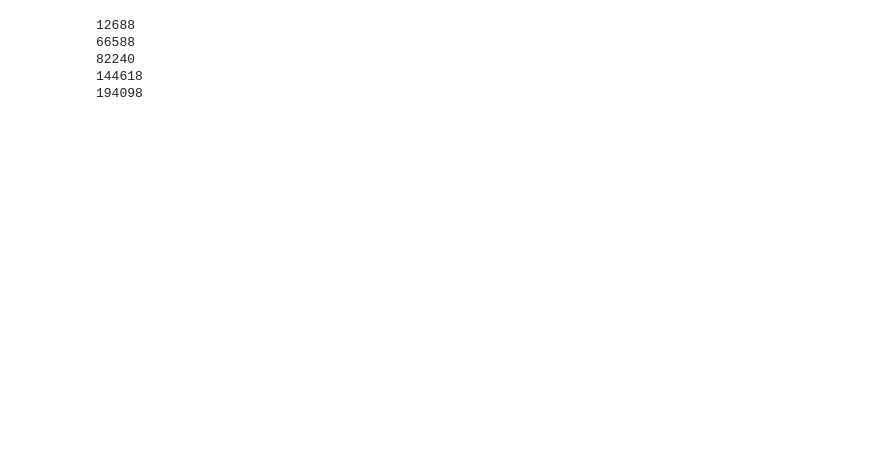
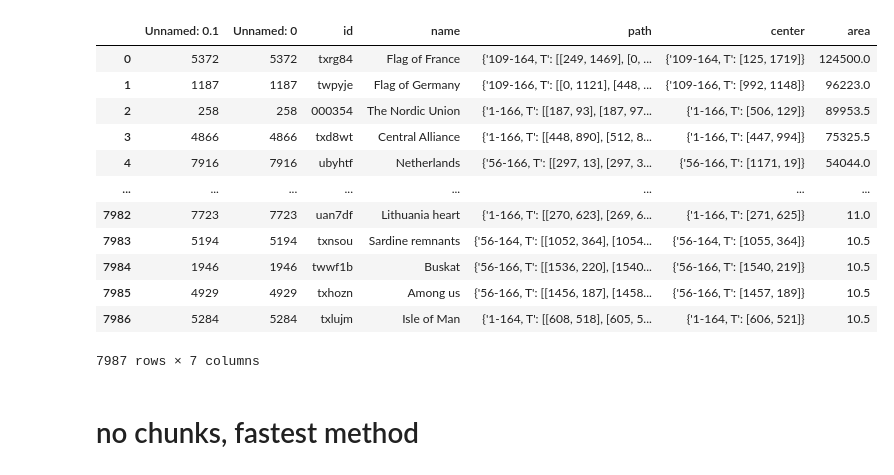
Before and after one commit to pietro-sillano/r-place-Network-Analysis, a Jupyter notebook: bipartite_network.ipynb, the cells around one changed output. Saved outputs shown, nothing was run; the diff lists cells and outputs as text; code cells hidden in the pictures; blank space fills up the shorter version.

```diff
--- a/bipartite_network.ipynb
+++ b/bipartite_network.ipynb
@@ -297,0 +83,18 @@ for key in list(contributions.keys()):
+# %%
+#arts = arts[arts['area'] < 5000]
+arts =  arts[arts['area'] > 10]
+arts
+# %% [output]
+|  | Unnamed: 0.1 | Unnamed: 0 | id | name | path | center | area |
+| 0 | 5372 | 5372 | txrg84 | Flag of France | {'109-164, T': [[249, 1469], [0, ... | {'109-164, T': [125, 1719]} | 124500.0 |
+| 1 | 1187 | 1187 | twpyje | Flag of Germany | {'109-166, T': [[0, 1121], [448, ... | {'109-166, T': [992, 1148]} | 96223.0 |
+| 2 | 258 | 258 | 000354 | The Nordic Union | {'1-166, T': [[187, 93], [187, 97... | {'1-166, T': [506, 129]} | 89953.5 |
+| 3 | 4866 | 4866 | txd8wt | Central Alliance | {'1-166, T': [[448, 890], [512, 8... | {'1-166, T': [447, 994]} | 75325.5 |
+| 4 | 7916 | 7916 | ubyhtf | Netherlands | {'56-166, T': [[297, 13], [297, 3... | {'56-166, T': [1171, 19]} | 54044.0 |
+| ... | ... | ... | ... | ... | ... | ... | ... |
+| 7982 | 7723 | 7723 | uan7df | Lithuania heart | {'1-166, T': [[270, 623], [269, 6... | {'1-166, T': [271, 625]} | 11.0 |
+| 7983 | 5194 | 5194 | txnsou | Sardine remnants | {'56-164, T': [[1052, 364], [1054... | {'56-164, T': [1055, 364]} | 10.5 |
+| 7984 | 1946 | 1946 | twwf1b | Buskat | {'56-166, T': [[1536, 220], [1540... | {'56-166, T': [1540, 219]} | 10.5 |
+| 7985 | 4929 | 4929 | txhozn | Among us | {'56-166, T': [[1456, 187], [1458... | {'56-166, T': [1457, 189]} | 10.5 |
+| 7986 | 5284 | 5284 | txlujm | Isle of Man | {'1-164, T': [[608, 518], [605, 5... | {'1-164, T': [606, 521]} | 10.5 |
+7987 rows × 7 columns
@@ -298 +111,3 @@ for key in list(contributions.keys()):
+# %% [markdown]
+# no chunks, fastest method
 # %%
@@ -320,56 +132,0 @@ df = df[df['timestamp'] > BEGIN]
-# %%
-import numpy as np # linear algebra
-import pandas as pd # data processing, CSV file I/O (e.g. pd.read_csv)
-from tqdm.auto import tqdm
-from matplotlib.path import Path
-import ast
-import pickle
-
-CHUNK_SIZE = 3_000_000
-MIN_TILES = 2
-NUM_ARTS = 10
-BEGIN = 3270 # da 2 raddoppio
-ENDING = 4908
-#FIRST_TIMESTAMP = 180
-#LAST_TIMESTAMP_before_WHITE = 4907 sarebbe da capire qual' é l ultimo minuto prima del bianco
-#LAST_TIMESTAMP = 5189 sarebbe da capire qual' é l ultimo minuto prima del bianco
-
-f = open('./output/bipartite_network_weighted_' + str(MIN_TILES) + '_'+ str(NUM_ARTS) + 'from_' + str(BEGIN) +'_to'+ str(ENDING) +'.csv', 'w')
-counter = 0
-
-contributions = {} # per vedere a quanti artwork diversi hanno partecipato quei figli di puttana
-
-
-for key in tqdm(artworks.keys()):
-    art_pixel = find_points(artworks[key])
-    s = set(art_pixel)
-    name = key
-    user_actions = {}
-    l = []
-
-    for row in df.itertuples():
-        user = row.user_id
-        x = row.x
-        y = row.y
-        if (x,y) in s:
-            if  user in user_actions:
-                user_actions[user] = user_actions[user] + 1
-            else:
-                user_actions[user] = 1
-
-    for user_key in user_actions.keys():
-        contributions[user_key] = []
-        if user_actions[user_key] >= MIN_TILES:
-            f.write(str(name) + ' ' + str(user_key) + ' ' + str(user_actions[user_key]) + '\n')
-            l.append(user_actions[user_key]) # faccio una lista con i weights di ogni utente
-            counter +=  1
-            contributions[user_key].append(name)
-    pickle.dump(l, open('./output/tiles/distrib_tiles_' + str(name) + '.pickle', "wb"))
-    print(counter)
-f.close()
-# %% [output]
-12688
-66588
-82240
-144618
-194098
```
Also changed, not shown: parts of 45 cells of this notebook, 9 other files.
